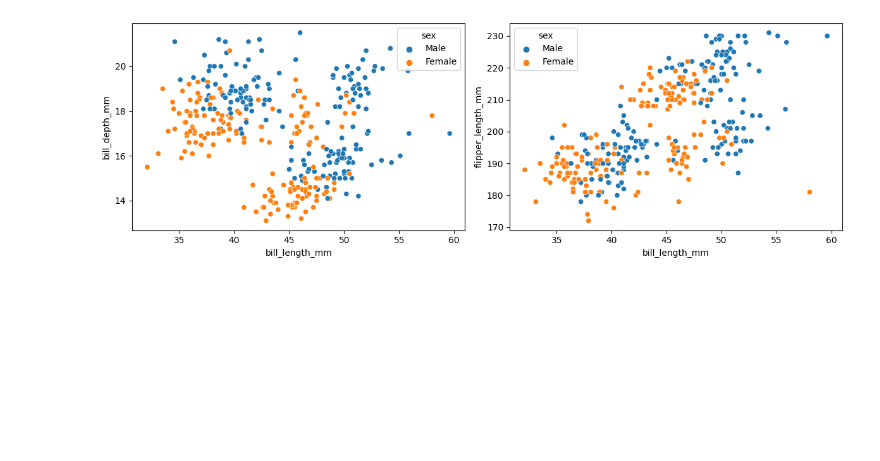
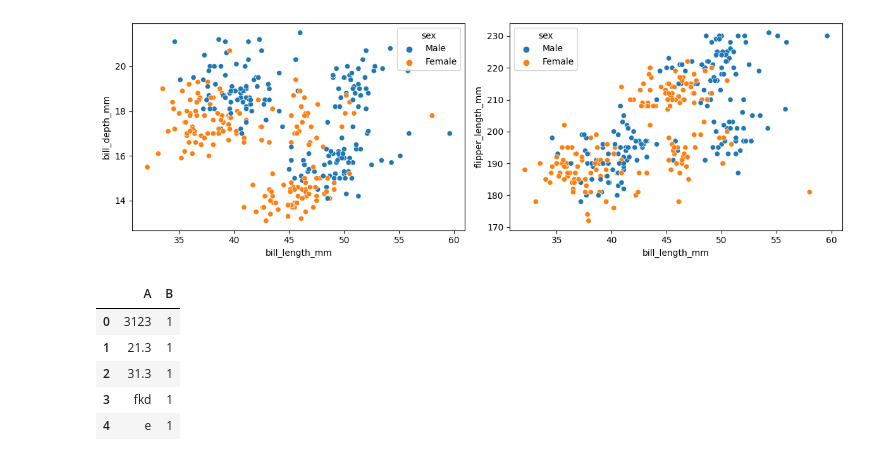
Before and after one commit to kokchun/Databehandling-AI22, a Jupyter notebook: misc/help.ipynb, the cells around one changed output. Saved outputs shown, nothing was run; the diff lists cells and outputs as text; code cells hidden in the pictures; blank space fills up the shorter version.

```diff
--- a/misc/help.ipynb
+++ b/misc/help.ipynb
@@ -56,3 +56,16 @@ sns.scatterplot(data = df, x = "bill_length_mm", y = "flipper_length_mm", ax = a
 fig.tight_layout()
 # %% [output]
 [figure]
+# %%
+import pandas as pd
+
+df = pd.DataFrame({"A":[3123, 21.3,31.3, "fkd", "e"], "B": [1]*5} )
+
+df
+# %% [output]
+|  | A | B |
+| 0 | 3123 | 1 |
+| 1 | 21.3 | 1 |
+| 2 | 31.3 | 1 |
+| 3 | fkd | 1 |
+| 4 | e | 1 |
```
Also changed, not shown: parts of 4 cells of this notebook.
